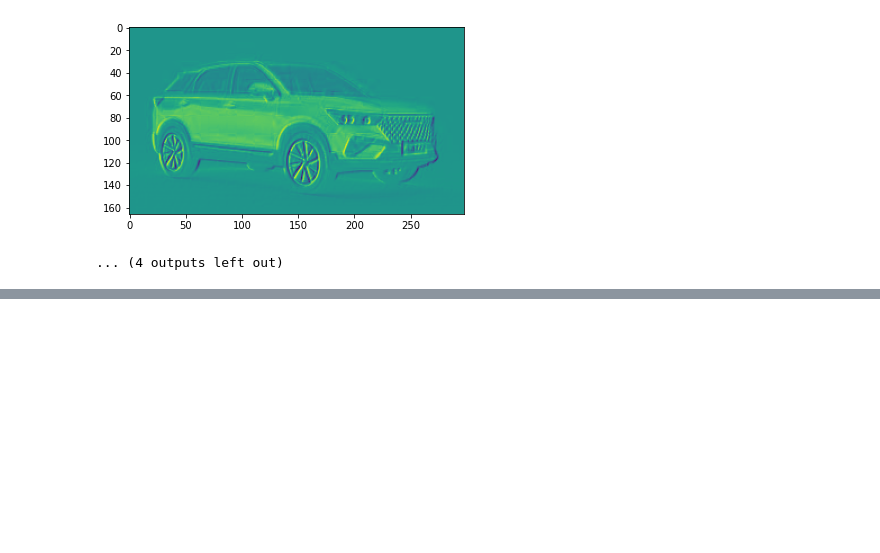
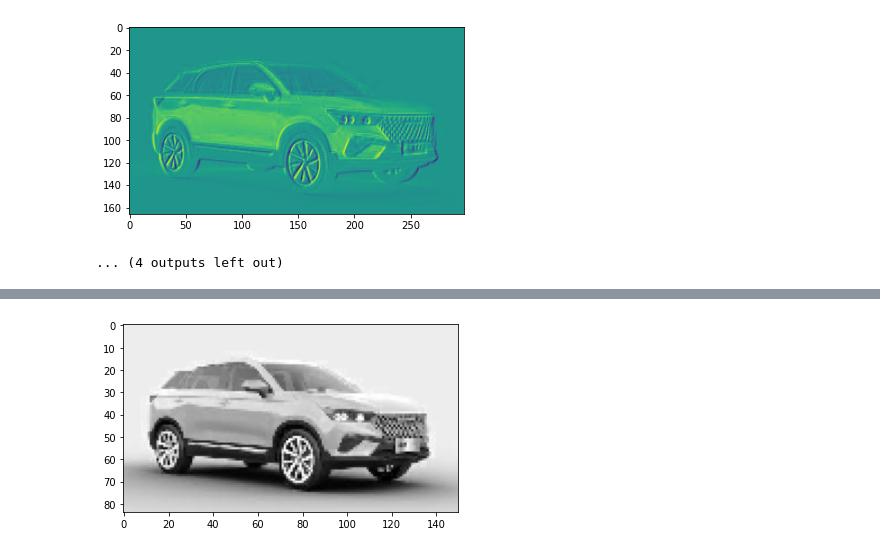
Before and after one commit to TUCchkul/ComputerVision-Object-Detection-and-Object-Tracking, a Jupyter notebook: CNN/CNN-Details.ipynb, the cells around one changed output, grey strips where cells are left out. Drawn from its saved outputs; the diff is of its cells as text; code cells hidden in the pictures; blank space fills up the shorter version.

```diff
--- a/CNN/CNN-Details.ipynb
+++ b/CNN/CNN-Details.ipynb
@@ -395,0 +443,4 @@ _________________________________________________________________
+# %%
+plot_pooling(result)
+# %% [output]
+[figure, added]
```
Also changed, not shown: parts of 15 cells of this notebook.
